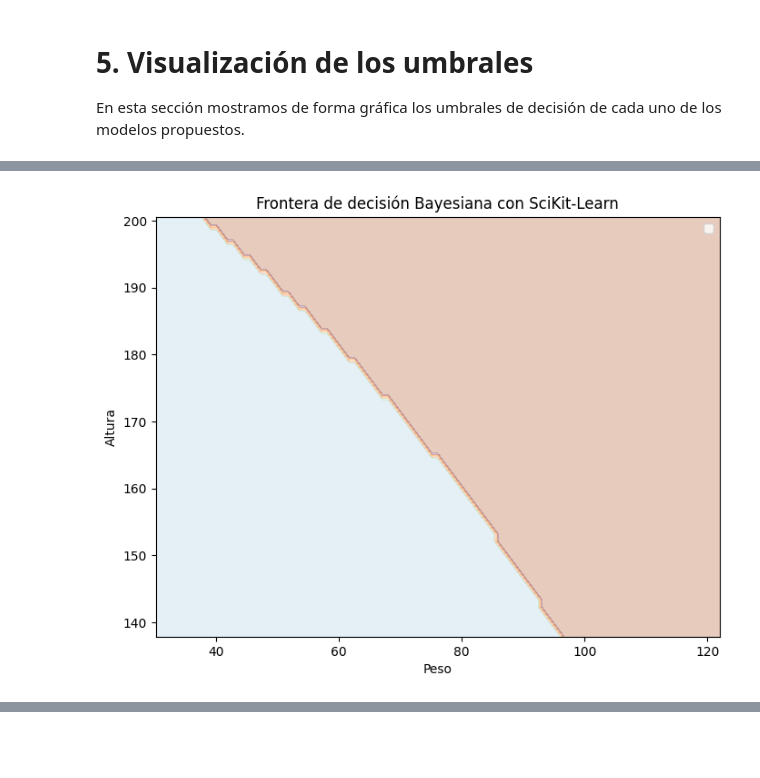
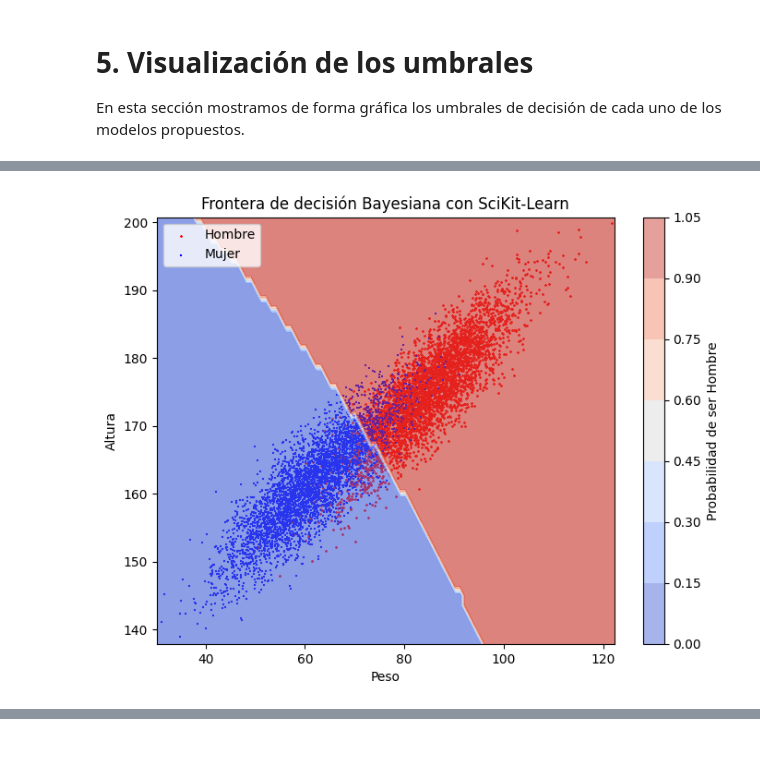
Before and after one commit to MagdalenaLaValle/TPs-Redes-Neuronales-, a Jupyter notebook: Clasificación_Bayesiana.ipynb, the cells around one changed output, grey strips where cells are left out. Saved outputs shown, nothing was run; the diff lists cells and outputs as text; code cells hidden in the pictures.

```diff
--- a/Clasificación_Bayesiana.ipynb
+++ b/Clasificación_Bayesiana.ipynb
@@ -644,11 +654,4 @@ En esta sección mostramos de forma gráfica los umbrales de decisión de cada u
 # %%
-x_min, x_max = wh_train[:, 0].min() - 1, wh_train[:, 0].max() + 1
-y_min, y_max = wh_train[:, 1].min() - 1, wh_train[:, 1].max() + 1
-
-# Crear la malla
-# Tamaño del paso de la malla
-xx, yy = np.meshgrid(np.arange(x_min, x_max, ancho_bines_altura),
-                     np.arange(y_min, y_max, ancho_bines_peso))
 
 def clasificar_malla_A(xx, yy):
     """Clasifica cada punto de la malla usando el clasificador bayesiano propio."""
@@ -661,8 +664,8 @@ def clasificar_malla_A(xx, yy):
             hombre_dado_wh = (likelihood_hombre * prior_hombre) / proba_wh
             clases.append(hombre_dado_wh)
         else:
-            # En lugar de 0, asignamos una probabilidad neutra, por ejemplo 0.5
-            clases.append(0.5)
+            # Ignoramos los no clasificados
+            clases.append(np.nan)
 
     return np.array(clases).reshape(xx.shape)
 
@@ -681,12 +684,10 @@ def clasificar_malla_B(xx, yy):
 def clasificar_malla_sklearn(xx, yy):
     """Clasifica cada punto de la malla usando el clasificador bayesiano de sklearn."""
     puntos = np.c_[xx.ravel(), yy.ravel()]
-    clases = clf_sklearn.predict(puntos)  # Usamos el clasificador de sklearn
-
+    clases = clf_gauss.predict(puntos)  # Usamos el clasificador de sklearn
     return clases.reshape(xx.shape)
 def clasificar_malla_expansion(xx, yy):
     """Clasifica cada punto de la malla usando el clasificador bayesiano de sklearn."""
     puntos = np.c_[xx.ravel(), xx.ravel()**2, yy.ravel(), yy.ravel()**2, xx.ravel()*yy.ravel()]
-    clases = clf_expansion.predict(puntos)  # Usamos el clasificador de sklearn
-
+    clases = clf_expansion_gauss.predict(puntos)  # Usamos el clasificador de sklearn
     return clases.reshape(xx.shape)
@@ -738,11 +751,15 @@ Para la muestra  0 Se amplió  1 veces el espacio de comparación
 # %%
 Z_sklearn = clasificar_malla_sklearn(xx, yy)
 plt.figure(figsize=(8,6))
-plt.contourf(xx, yy, Z_sklearn, alpha=0.3, cmap=plt.cm.Paired)
+plt.contourf(xx, yy, Z_sklearn, alpha=0.3, cmap='coolwarm')
+plt.scatter(wh_train[genero_train=='Hombre', 0], wh_train[genero_train=='Hombre', 1], c='red', label='Hombre', s=1,marker= '*')
+plt.scatter(wh_train[genero_train=='Mujer', 0], wh_train[genero_train=='Mujer', 1], c='blue', label='Mujer', s=1, marker = '+')
+contour = plt.contourf(xx, yy, Z_sklearn, alpha=.5, cmap='coolwarm')
+plt.colorbar(contour, label='Probabilidad de ser Hombre')
 plt.xlabel('Peso')
 plt.ylabel('Altura')
 plt.legend()
 plt.title('Frontera de decisión Bayesiana con SciKit-Learn')
 plt.show()
 # %% [output]
-[figure, old version]
+[figure, new version]
```
Also changed, not shown: parts of 19 cells of this notebook.
